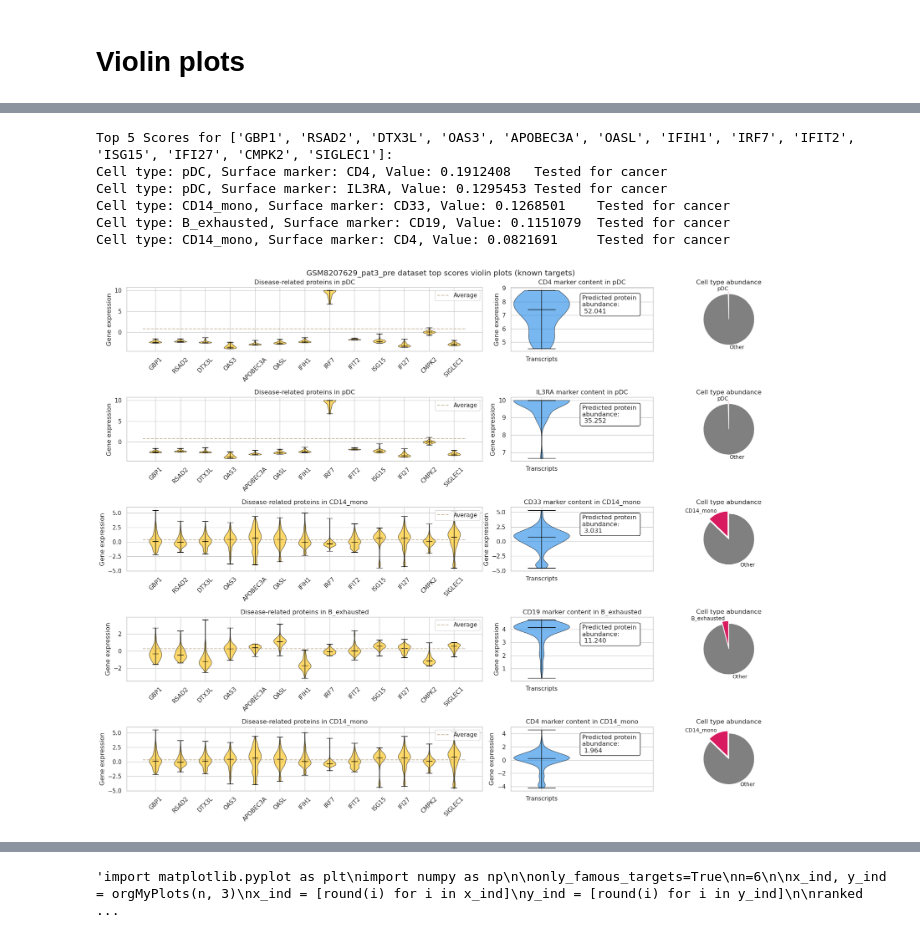
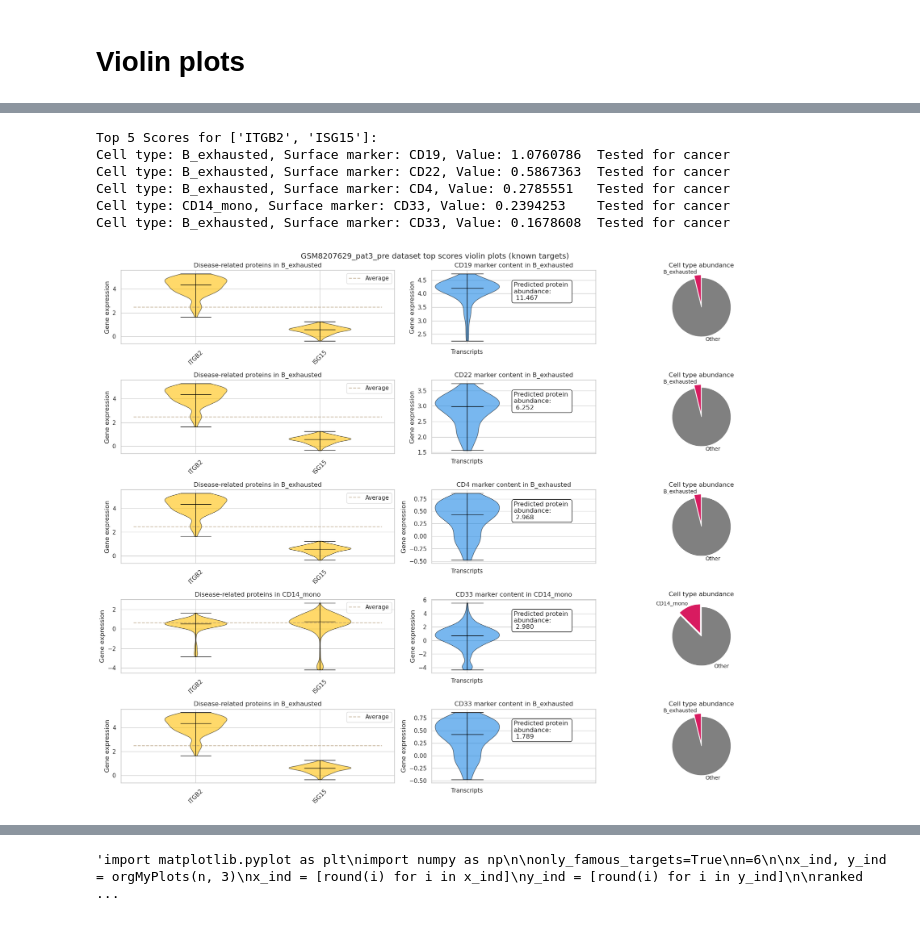
Before and after one commit to Norange01/CAR_T-Cell_Target_Discovery, a Jupyter notebook: CAR T-Cell Therapy Target Assessment.ipynb, the cells around one changed output, grey strips where cells are left out. Drawn from its saved outputs; the diff is of its cells as text; code cells hidden in the pictures.

```diff
--- a/CAR T-Cell Therapy Target Assessment.ipynb
+++ b/CAR T-Cell Therapy Target Assessment.ipynb
@@ -366,7 +368,11 @@ def intersection(lst1, lst2):
     return list(set(lst1).intersection(lst2))
 
 # finding upregulated proteins in scRNA-seq. Lupus biomarkers adopted from https://www.frontiersin.org/journals/genetics/articles/10.3389/fgene.2022.941221/full
-upregProts_literature=['RSAD2', 'IFIT3', 'APOBEC3A', 'IFIT2', 'PARP9', 'DTX3L', 'PLSCR1', 'IFI35', 'ISG15', 'CMPK2', 'HERC5', 'GBP1', 'IFI27', 'STAT1', 'MX1', 'IRF7', 'OAS1', 'OAS2', 'OAS3', 'OASL', 'IFIH1', 'SIGLEC1', 'LGALS9', 'BST2']
+#upregProts_literature=['RSAD2', 'IFIT3', 'APOBEC3A', 'IFIT2', 'PARP9', 'DTX3L', 'PLSCR1', 'IFI35', 'ISG15', 'CMPK2', 'HERC5', 'GBP1', 'IFI27', 'STAT1', 'MX1', 'IRF7', 'OAS1', 'OAS2', 'OAS3', 'OASL', 'IFIH1', 'SIGLEC1', 'LGALS9', 'BST2']
+
+#https://pubmed.ncbi.nlm.nih.gov/37614232/
+upregProts_literature=['IFI44L', 'ISG15', 'ITGB2']
+
 upregProts=intersection(upregProts_literature, adata.var.index)
 '''for elem in adata.var.index:
     for p in upregProts:
@@ -908,7 +914,7 @@ top_info = [(index[1], index[0], value) for index, value in top_scores.items()]
 
 # Display the top n scores with column and index names
 print("Top " + str(n) + " Scores for " + str(upregProts) + ":")
-fig, axs = plt.subplots(nrows=n, ncols=3, figsize=(18, 3*n), gridspec_kw={'width_ratios': [3, 1.2,0.8]})
+fig, axs = plt.subplots(nrows=n, ncols=3, figsize=(18, 3*n), gridspec_kw={'width_ratios': [1*len(upregProts), 1.2,1]})
 i = 0
 
 for cell_t, marker, score in top_info:
@@ -956,40 +962,40 @@ for cell_t, marker, score in top_info:
         pc.set_alpha(0.6)
 
     for partname in ('cbars', 'cmins', 'cmaxes', 'cmedians'):
         vp = violin_parts_2[partname]
         vp.set_edgecolor('black')
         vp.set_linewidth(1)
 
     # Plot the pie chart
     piechart = axs[i, 2].pie([sums[cellTypes.index(cell_t)], 1 - sums[cellTypes.index(cell_t)]],
                              labels=[cell_t, "Other"], colors=['#D81B60', 'grey'],
                              startangle=90, explode=[0.1, 0],
                              textprops={'size': 'smaller'})
     axs[i, 2].set_title("Cell type abundance")
 
     print(f"Cell type: {cell_t}, Surface marker: {marker}, Value: {score:.7f}" + repurp)
     i += 1
 
 if(only_famous_targets):
     known_targets_only="_known_targets_only"
     fig.suptitle(dataset + " dataset top scores violin plots (known targets)")
 else:
     known_targets_only=""
     fig.suptitle(dataset + " dataset top scores violin plots")
 
 
 plt.tight_layout()
 plt.show()
 
 fig.savefig(dataset + "_violin"+known_targets_only+".png", bbox_inches='tight')
 # %% [output]
-Top 5 Scores for ['GBP1', 'RSAD2', 'DTX3L', 'OAS3', 'APOBEC3A', 'OASL', 'IFIH1', 'IRF7', 'IFIT2', 'ISG15', 'IFI27', 'CMPK2', 'SIGLEC1']:
-Cell type: pDC, Surface marker: CD4, Value: 0.1912408   Tested for cancer
-Cell type: pDC, Surface marker: IL3RA, Value: 0.1295453 Tested for cancer
-Cell type: CD14_mono, Surface marker: CD33, Value: 0.1268501    Tested for cancer
-Cell type: B_exhausted, Surface marker: CD19, Value: 0.1151079  Tested for cancer
-Cell type: CD14_mono, Surface marker: CD4, Value: 0.0821691     Tested for cancer
+Top 5 Scores for ['ITGB2', 'ISG15']:
+Cell type: B_exhausted, Surface marker: CD19, Value: 1.0760786  Tested for cancer
+Cell type: B_exhausted, Surface marker: CD22, Value: 0.5867363  Tested for cancer
+Cell type: B_exhausted, Surface marker: CD4, Value: 0.2785551   Tested for cancer
+Cell type: CD14_mono, Surface marker: CD33, Value: 0.2394253    Tested for cancer
+Cell type: B_exhausted, Surface marker: CD33, Value: 0.1678608  Tested for cancer
-[figure, old version]
+[figure, new version]
 # %%
 def orgMyPlots(subPlotsCount, columns=3):
     rows=np.ceil(float(subPlotsCount)/columns)
```
Also changed, not shown: parts of 28 cells of this notebook.
